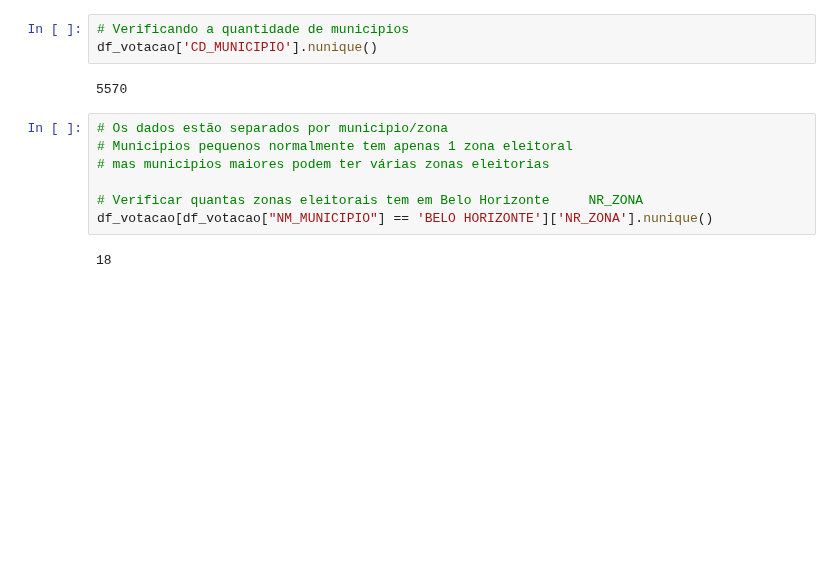
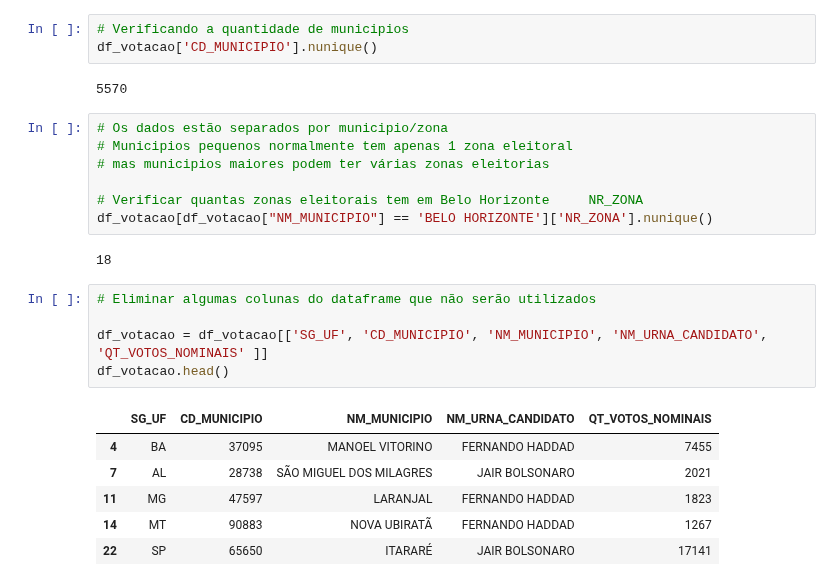
Before and after one commit to V1L3La/Learning-An-lise-de-Dados-em-Python, a Jupyter notebook: Mapa_das_Eleições_de_2018.ipynb, the cells around one changed output. Saved outputs shown, nothing was run; the diff lists cells and outputs as text; blank space fills up the shorter version.

```diff
--- a/Mapa_das_Eleições_de_2018.ipynb
+++ b/Mapa_das_Eleições_de_2018.ipynb
@@ -215,3 +215,15 @@ df_votacao['CD_MUNICIPIO'].nunique()
 df_votacao[df_votacao["NM_MUNICIPIO"] == 'BELO HORIZONTE']['NR_ZONA'].nunique()
 # %% [output]
 18
+# %%
+# Eliminar algumas colunas do dataframe que não serão utilizados
+
+df_votacao = df_votacao[['SG_UF', 'CD_MUNICIPIO', 'NM_MUNICIPIO', 'NM_URNA_CANDIDATO', 'QT_VOTOS_NOMINAIS' ]]
+df_votacao.head()
+# %% [output]
+|  | SG_UF | CD_MUNICIPIO | NM_MUNICIPIO | NM_URNA_CANDIDATO | QT_VOTOS_NOMINAIS |
+| 4 | BA | 37095 | MANOEL VITORINO | FERNANDO HADDAD | 7455 |
+| 7 | AL | 28738 | SÃO MIGUEL DOS MILAGRES | JAIR BOLSONARO | 2021 |
+| 11 | MG | 47597 | LARANJAL | FERNANDO HADDAD | 1823 |
+| 14 | MT | 90883 | NOVA UBIRATÃ | FERNANDO HADDAD | 1267 |
+| 22 | SP | 65650 | ITARARÉ | JAIR BOLSONARO | 17141 |
```
Also changed, not shown: parts of 7 cells of this notebook.
